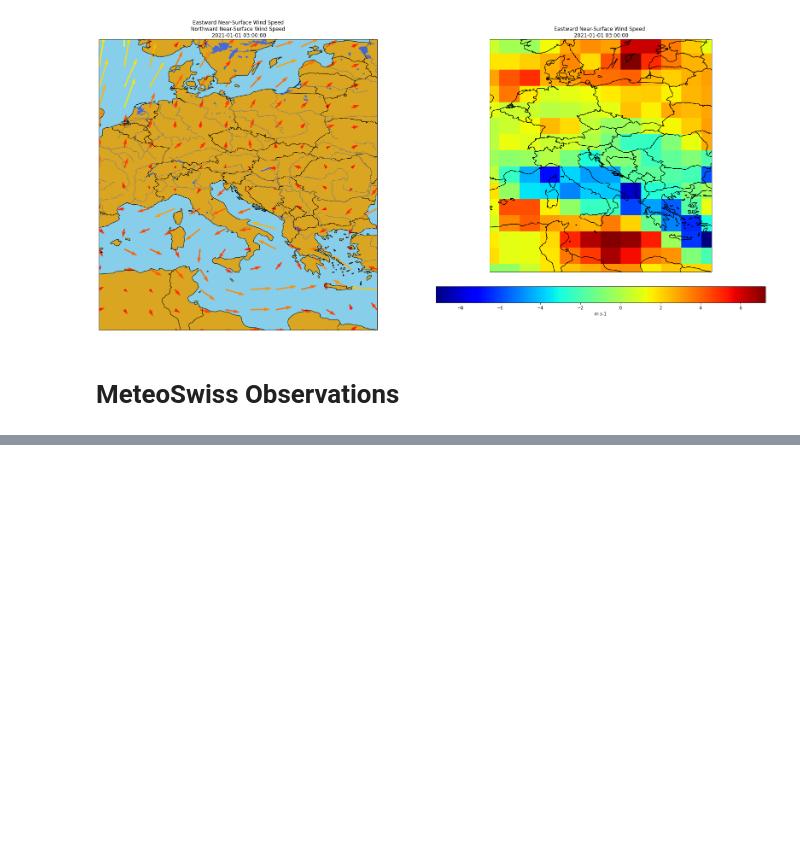
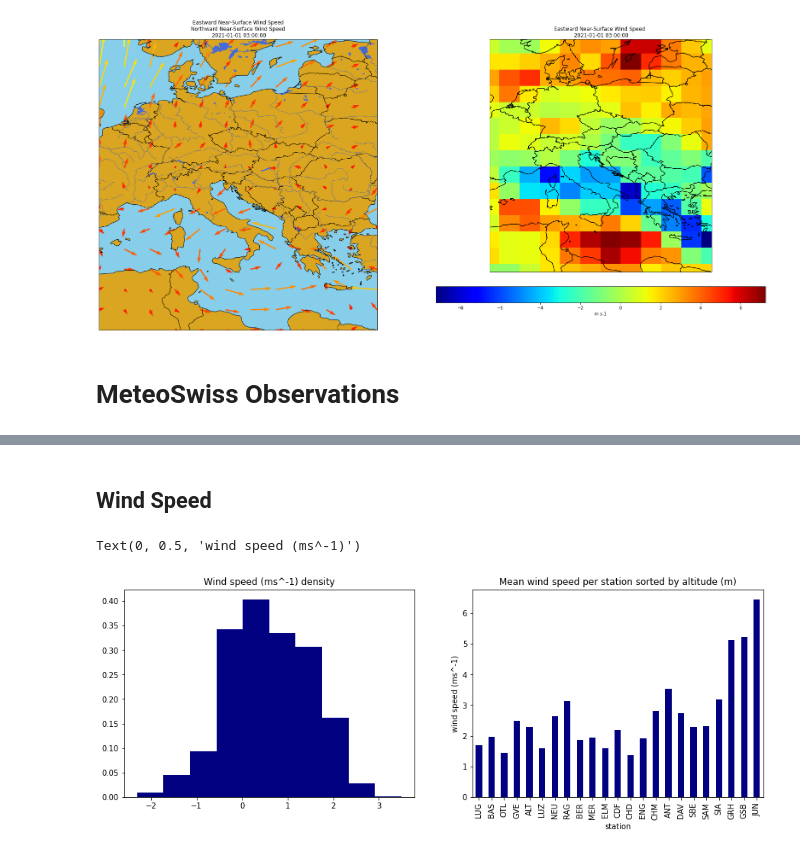
Before and after one commit to OpheliaMiralles/wind-downscaling-gan, a Jupyter notebook: notebooks/data_exploration.ipynb, the cells around one changed output, grey strips where cells are left out. Cells and saved outputs as stored; diff of their text form; code cells hidden in the pictures; blank space fills up the shorter version.

```diff
--- a/notebooks/data_exploration.ipynb
+++ b/notebooks/data_exploration.ipynb
@@ -87,0 +113,13 @@ obs.groupby('station').agg({'wind_speed_mps':'mean'}).plot(kind='bar')
+# %% [markdown]
+## Wind Speed
+# %%
+fig, (ax1, ax2) = plt.subplots(ncols = 2, figsize=(15,5))
+ax1.hist(np.log(obs[obs['wind_speed_mps']>0]['wind_speed_mps']), density=True, color='navy')
+obs.groupby('station').agg({'wind_speed_mps':'mean', 'altitude_m': lambda x: x.unique()})\
+.sort_values(by='altitude_m')['wind_speed_mps'].plot(kind='bar', ax=ax2, color='navy')
+ax1.set_title('Wind speed (ms^-1) density')
+ax2.set_title('Mean wind speed per station sorted by altitude (m)')
+ax2.set_ylabel('wind speed (ms^-1)')
+# %% [output]
+Text(0, 0.5, 'wind speed (ms^-1)')
+[figure, added]
```
Also changed, not shown: parts of 13 cells of this notebook, 2 other files.
